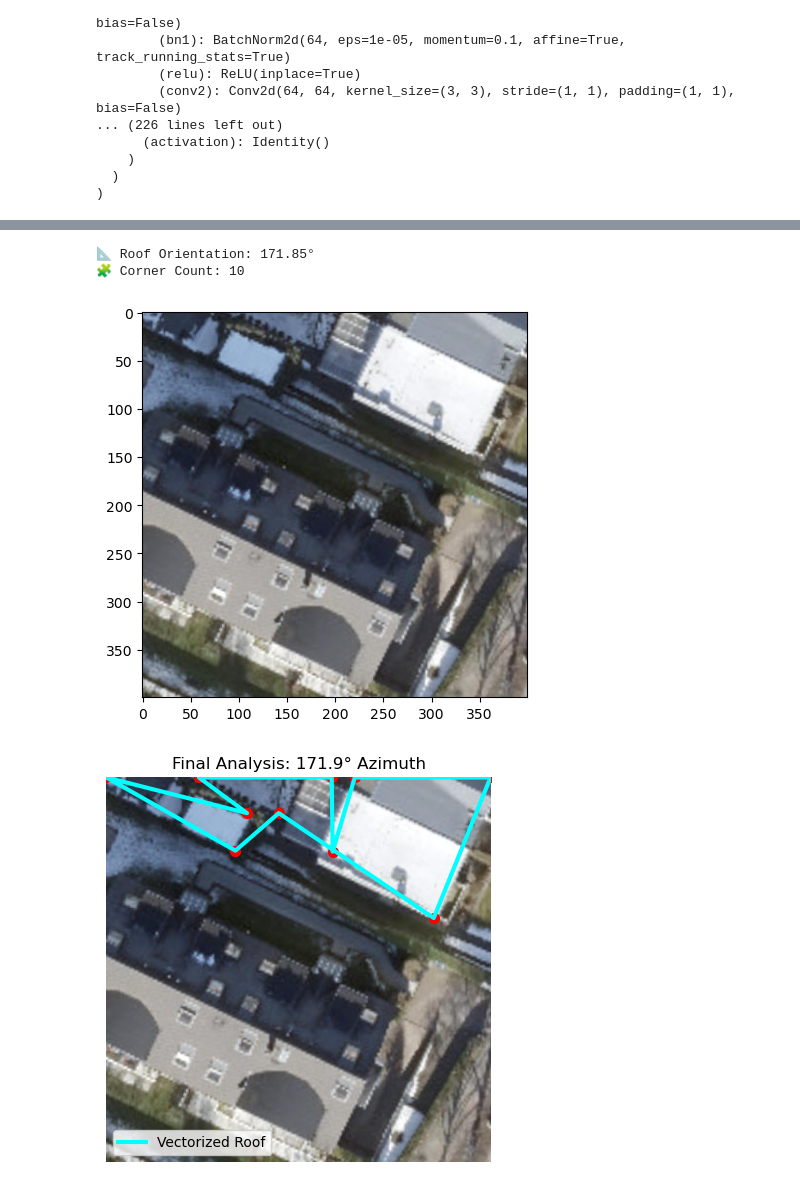
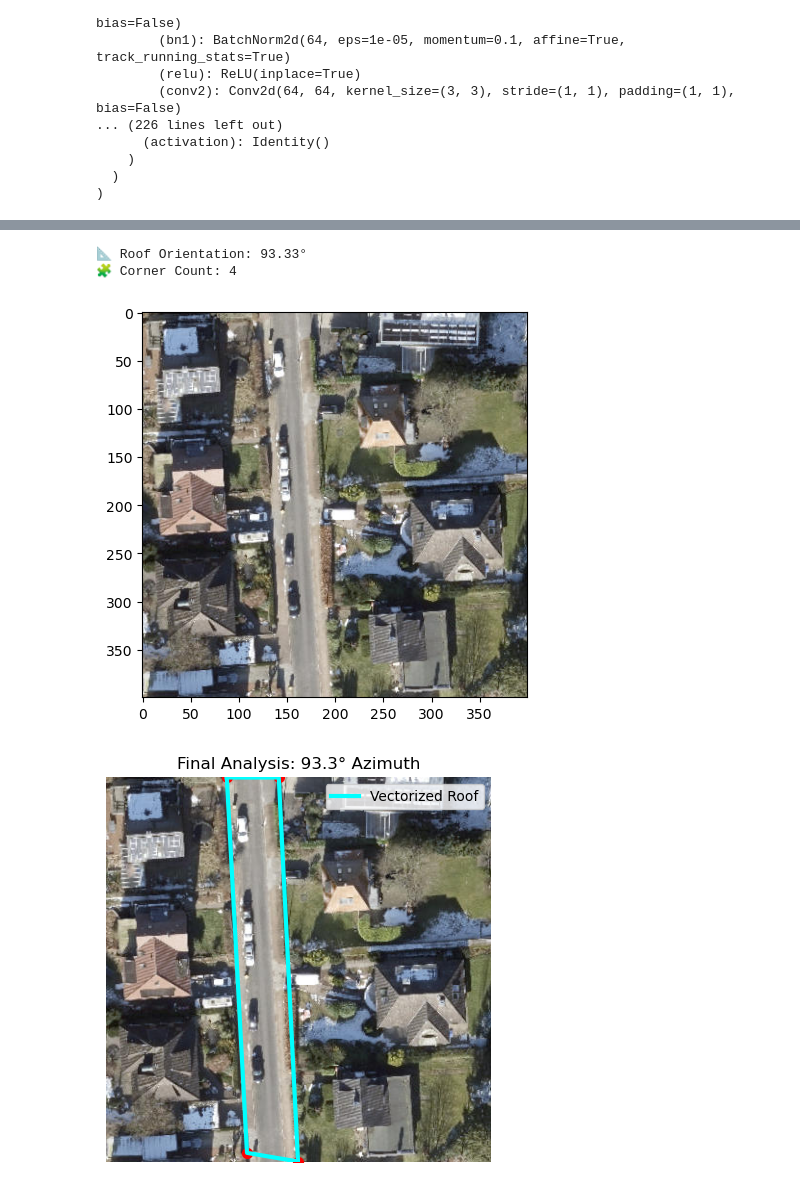
Before and after one commit to Cebulva/rooftop-solar-analysis-ml-pvlib, a Jupyter notebook: notebooks/predict_and_test_refined.ipynb, the cells around one changed output, grey strips where cells are left out. Drawn from its saved outputs; the diff is of its cells as text; code cells hidden in the pictures.

```diff
--- a/notebooks/predict_and_test_refined.ipynb
+++ b/notebooks/predict_and_test_refined.ipynb
@@ -104,6 +67,6 @@ plt.show()
 # %%
 # --- SET COORDINATES HERE ---
-lat, lon = 53.634869813414404, 10.090849074245684
+lat, lon = 53.63206781, 10.0699501
 # ----------------------------
 
 # 1. Download (returns 0-1 tensor)
@@ -142,34 +105,34 @@ corner_count = len(poly) if poly is not None else 0
 # 2. Move channels to the end (permute 1, 2, 0)
 # 3. Move back to CPU and convert to numpy
 display_img = img_tensor.squeeze().cpu().permute(1, 2, 0).numpy()
 
 # 4. Clip values to 0-1 range to ensure colors are correct
 display_img = np.clip(display_img, 0, 1)
 
 # --- NOW THE PLOTTING WILL WORK ---
 plt.figure(figsize=(5, 5))
 plt.imshow(display_img)
 
 # --- STEP 6: VISUALIZATION ---
 print(f"📐 Roof Orientation: {angle:.2f}°")
 print(f"🧩 Corner Count: {corner_count}")
 
 plt.figure(figsize=(5, 5))
 plt.imshow(display_img)
 
 # Draw the simplified polygon
 pts = poly.reshape(-1, 2)
 # We add the first point to the end to close the shape
 pts_closed = np.vstack([pts, pts[0]])
 plt.plot(pts_closed[:,0], pts_closed[:,1], color='cyan', linewidth=3, label='Vectorized Roof')
 plt.scatter(pts[:,0], pts[:,1], color='red', s=50) # Highlight corners
 
 plt.legend()
 plt.title(f"Final Analysis: {angle:.1f}° Azimuth")
 plt.axis('off')
 plt.show()
 # %% [output]
-📐 Roof Orientation: 171.85°
-🧩 Corner Count: 10
+📐 Roof Orientation: 93.33°
+🧩 Corner Count: 4
-[figure, old version]
+[figure, new version]
-[figure, old version]
+[figure, new version]
```
Also changed, not shown: parts of 2 cells of this notebook, 2 other files.
